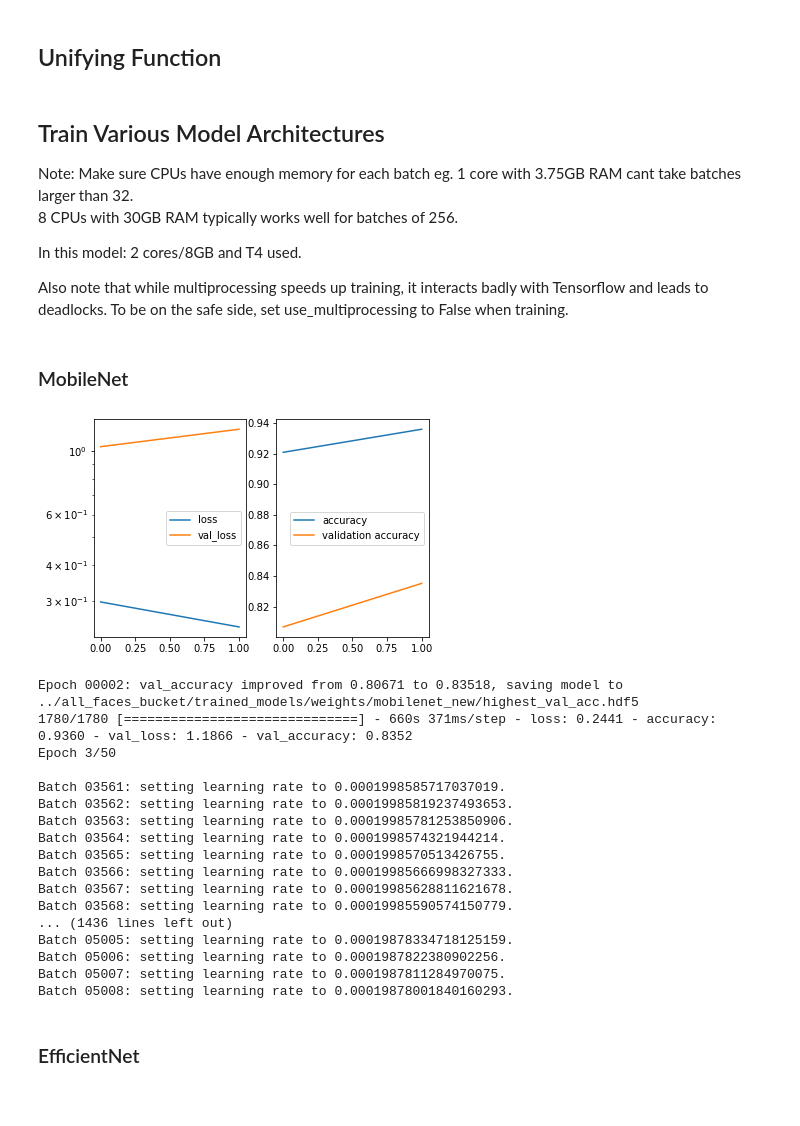
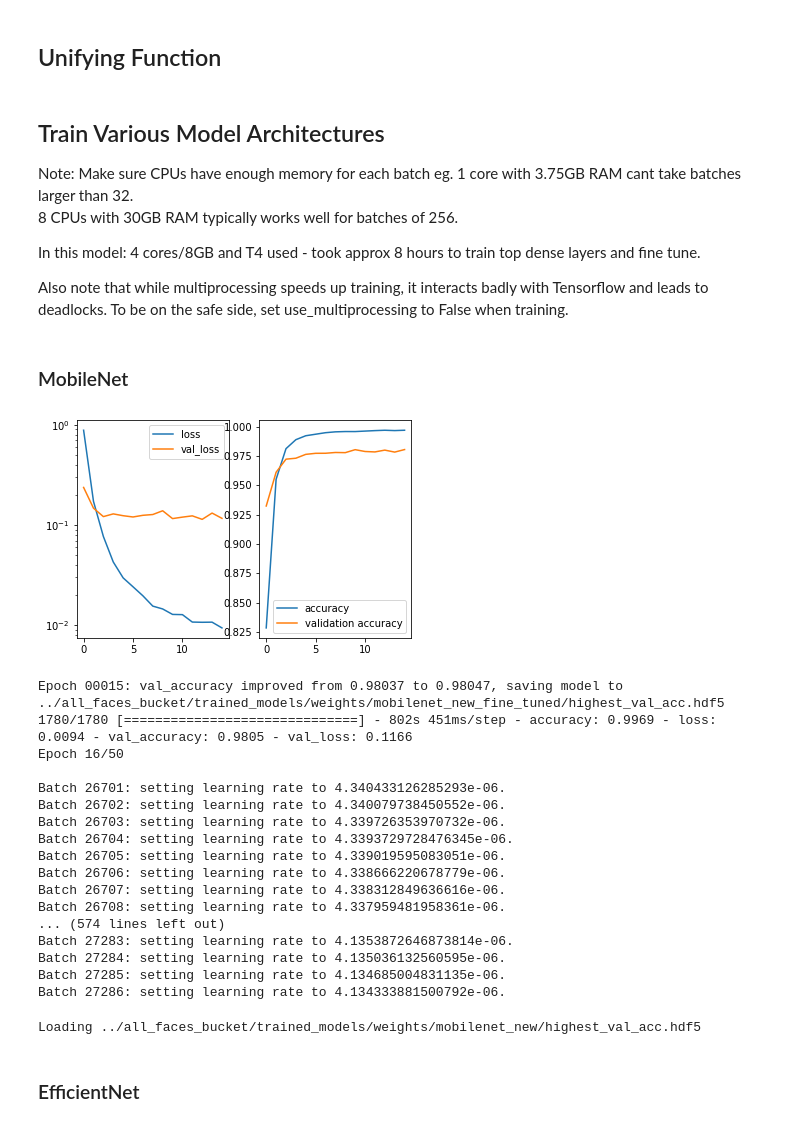
Before and after one commit to LSEDev/DeepfakeDetection, a Jupyter notebook: training/mobilenet.ipynb, the cells around one changed output. Cells and saved outputs as stored; diff of their text form; code cells hidden in the pictures.

```diff
--- a/training/mobilenet.ipynb
+++ b/training/mobilenet.ipynb
@@ -139,7 +140,7 @@ def build_model(dropout, lr_rate, architecture):
 
     model = Model(inputs=conv_base.input, outputs=predictions, name = 'model')
 
-    conv_base.trainable = False # freeze the convolutional base
+#     conv_base.trainable = False # freeze the convolutional base
 
     # # Code below trains all layers without using any pretrained weights
     #for layer in conv_base.layers:
@@ -288,12 +289,12 @@ def train_model(model, train_data, val_data, epochs, class_weights, architecture
 
     # Make a weights folder for the architecture if it doesn't exist
     if not os.path.exists('../all_faces_bucket/trained_models/weights/mobilenet_new'):
-        os.makedirs('../all_faces_bucket/trained_models/weights/mobilenet_new')
+        os.makedirs('../all_faces_bucket/trained_models/weights/mobilenet_new_fine_tuned')
 
     # Save weights - below saves every epoch where there is improvement
     # filepath="../all_faces_bucket/trained_models/weights/" + architecture + "/epochs:{epoch:03d}-val_acc:{val_accuracy:.3f}.hdf5"
     # Below saves on file - the weights with the highest validation accuracy
-    filepath="../all_faces_bucket/trained_models/weights/mobilenet_new/highest_val_acc.hdf5"
+    filepath="../all_faces_bucket/trained_models/weights/mobilenet_new_fine_tuned/highest_val_acc.hdf5"
     checkpoint = ModelCheckpoint(filepath, monitor='val_accuracy',
                                 verbose=1, save_best_only=True, mode='max')
 
@@ -302,7 +303,7 @@ def train_model(model, train_data, val_data, epochs, class_weights, architecture
         os.makedirs('../all_faces_bucket/trained_models/training_accuracies')
 
     # Callback to save training accuracies after each epoch
-    csv_logger = CSVLogger('../all_faces_bucket/trained_models/training_accuracies/mobilenet_new.csv',
+    csv_logger = CSVLogger('../all_faces_bucket/trained_models/training_accuracies/mobilenet_new_fine_tuned.csv',
                            separator=',', append=True)
 
     # Stop after 3 epochs if val_accuracy doesn't improve
@@ -316,7 +317,7 @@ def train_model(model, train_data, val_data, epochs, class_weights, architecture
     epochs = 50 # total epochs - affects total steps (and hence speed of decay)
     warmup_epoch = 3 # number of warmup epochs
     batch_size = train_data.batch_size
-    learning_rate_base = 0.0002
+    learning_rate_base = 0.00001
     total_steps = int(epochs * sample_count / batch_size)
     warmup_steps = int(warmup_epoch * sample_count / batch_size)
 
@@ -341,6 +342,9 @@ def train_model(model, train_data, val_data, epochs, class_weights, architecture
     # Make a saved models folder if it doesn't exist
     if not os.path.exists('../all_faces_bucket/trained_models/saved_models'):
         os.makedirs('../all_faces_bucket/trained_models/saved_models')
+
+    model.save_weights('../all_faces_bucket/trained_models/weights/mobilenet_new_fine_tunedlastepoch.hdf5')
+    model.save('../all_faces_bucket/trained_models/saved_models/mobilenet_new_model_fine_tunedlastepoch.h5')
 # %% [markdown]
 ## Unifying Function
 # %%
@@ -374,34 +378,36 @@ def run_training(dropout = 0.5, lr_rate = 0.0001, architecture = 'vgg',
 Note: Make sure CPUs have enough memory for each batch eg. 1 core with 3.75GB RAM cant take batches larger than 32.
 8 CPUs with 30GB RAM typically works well for batches of 256.
 
-In this model: 2 cores/8GB and T4 used.
+In this model: 4 cores/8GB and T4 used - took approx 8 hours to train top dense layers and fine tune.
 
 Also note that while multiprocessing speeds up training, it interacts badly with Tensorflow and leads to deadlocks. To be on the safe side, set use_multiprocessing to False when training.
 # %% [markdown]
 ### MobileNet
 # %%
-run_training(dropout = 0.5, lr_rate = 0.0002, architecture = 'mobilenet', batch = 64, epochs = 100)
+run_training(dropout = 0.5, lr_rate = 0.00001, architecture = 'mobilenet', batch = 64, epochs = 100)
 # %% [output]
-[figure, old version]
+[figure, new version]
-Epoch 00002: val_accuracy improved from 0.80671 to 0.83518, saving model to ../all_faces_bucket/trained_models/weights/mobilenet_new/highest_val_acc.hdf5
-1780/1780 [==============================] - 660s 371ms/step - loss: 0.2441 - accuracy: 0.9360 - val_loss: 1.1866 - val_accuracy: 0.8352
-Epoch 3/50
+Epoch 00015: val_accuracy improved from 0.98037 to 0.98047, saving model to ../all_faces_bucket/trained_models/weights/mobilenet_new_fine_tuned/highest_val_acc.hdf5
+1780/1780 [==============================] - 802s 451ms/step - accuracy: 0.9969 - loss: 0.0094 - val_accuracy: 0.9805 - val_loss: 0.1166
+Epoch 16/50
 
-Batch 03561: setting learning rate to 0.0001998585717037019.
-Batch 03562: setting learning rate to 0.00019985819237493653.
-Batch 03563: setting learning rate to 0.00019985781253850906.
-Batch 03564: setting learning rate to 0.0001998574321944214.
-Batch 03565: setting learning rate to 0.0001998570513426755.
-Batch 03566: setting learning rate to 0.00019985666998327333.
-Batch 03567: setting learning rate to 0.00019985628811621678.
-Batch 03568: setting learning rate to 0.00019985590574150779.
-... (1436 lines left out)
-Batch 05005: setting learning rate to 0.00019878334718125159.
-Batch 05006: setting learning rate to 0.0001987822380902256.
-Batch 05007: setting learning rate to 0.0001987811284970075.
-Batch 05008: setting learning rate to 0.00019878001840160293.
+Batch 26701: setting learning rate to 4.340433126285293e-06.
+Batch 26702: setting learning rate to 4.340079738450552e-06.
+Batch 26703: setting learning rate to 4.339726353970732e-06.
+Batch 26704: setting learning rate to 4.3393729728476345e-06.
+Batch 26705: setting learning rate to 4.339019595083051e-06.
+Batch 26706: setting learning rate to 4.338666220678779e-06.
+Batch 26707: setting learning rate to 4.338312849636616e-06.
+Batch 26708: setting learning rate to 4.337959481958361e-06.
+... (574 lines left out)
+Batch 27283: setting learning rate to 4.1353872646873814e-06.
+Batch 27284: setting learning rate to 4.135036132560595e-06.
+Batch 27285: setting learning rate to 4.134685004831135e-06.
+Batch 27286: setting learning rate to 4.134333881500792e-06.
 # %%
-save_model_from_best_weights(dropout = 0.5, lr_rate = 0.0002, architecture = 'mobilenet')
+# save_model_from_best_weights(dropout = 0.5, lr_rate = 0.0002, architecture = 'mobilenet')
+# %% [output]
+Loading ../all_faces_bucket/trained_models/weights/mobilenet_new/highest_val_acc.hdf5
 # %% [markdown]
 ### EfficientNet
 # %%
```
Also changed, not shown: parts of 3 cells of this notebook, 1 other file.
